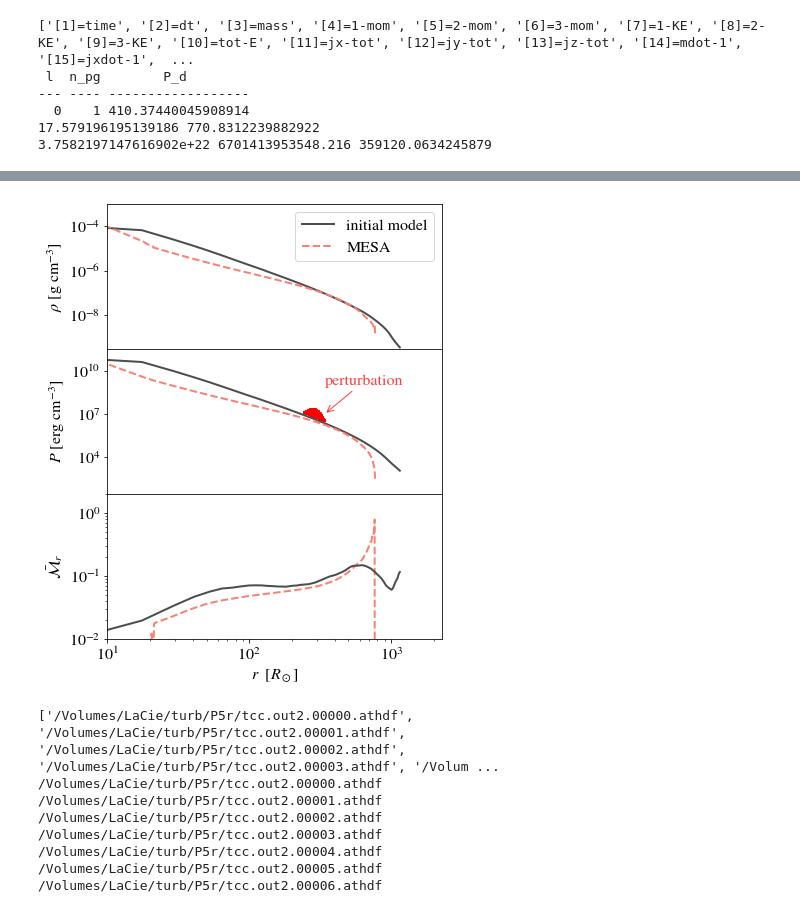
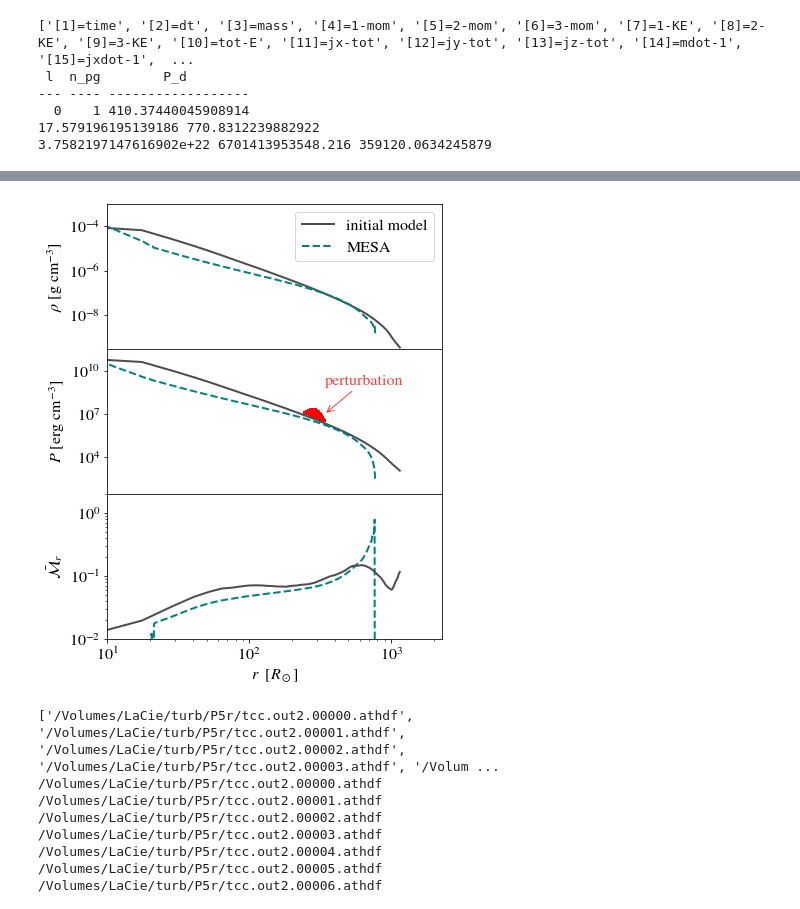
Before and after one commit to morganemacleod/BetelgeuseConvection, a Jupyter notebook: TurbSims.ipynb, the cells around one changed output, grey strips where cells are left out. Saved outputs shown, nothing was run; the diff lists cells and outputs as text; code cells hidden in the pictures.

```diff
--- a/TurbSims.ipynb
+++ b/TurbSims.ipynb
@@ -29,7 +29,7 @@ Constants defined...
 # %% [markdown]
 # Setup
 # %%
-base_dir = "/Volumes/LaCie/turb/P5r/"
+base_dir = "data/P5r/"
 hst = ascii.read(base_dir+"tcc.hst",header_start=1)
 
 #plt.plot(hst['[1]=time'],hst['[26]=Etot_r'])
@@ -145,43 +144,43 @@ plt.subplot(311)
 #plt.scatter(np.sqrt(d['gx1v']**2 + d['gx2v']**2 + d['gx3v']**2)*RSCALE/c.rsun,
 #            d['rho']*MSCALE/RSCALE**3,s=3,color='0.3',rasterized=True,label='initial model')
 plt.plot(rc*RSCALE/c.rsun,rho_r*MSCALE/RSCALE**3,color='0.3',label='initial model',lw=2)
-plt.plot(10**p['logR'],10**p['logRho'],color='Salmon',label='MESA',ls='--',lw=2)
+plt.plot(10**p['logR'],10**p['logRho'],color='Teal',label='MESA',ls='--',lw=2)
 plt.loglog()
 plt.ylim(3.e-10,1e-3)
 plt.xlim(10,)
 plt.xticks(visible=False)
 plt.legend()
 plt.ylabel(r'$\rho$ [g cm$^{-3}$]')
 
 plt.subplot(312)
 #plt.scatter(d['r']*RSCALE/c.rsun,d['press']*MSCALE*RSCALE**-1*TSCALE**-2,s=3,
 #            color='0.3',label='',rasterized=True)
 plt.plot(rc*RSCALE/c.rsun,press_r*MSCALE*RSCALE**-1*TSCALE**-2,color='0.3',label='',lw=2)
 plt.scatter(d['r'][d['dp']<0.5]*RSCALE/c.rsun,d['press'][d['dp']<0.5]*MSCALE*RSCALE**-1*TSCALE**-2,s=3,
             color='r',rasterized=True)
-plt.plot(10**p['logR'],10**p['logP'],color='Salmon',ls='--',lw=2,label='')
+plt.plot(10**p['logR'],10**p['logP'],color='Teal',ls='--',lw=2,label='')
 plt.loglog()
 plt.ylim(3e1,3e11)
 plt.xlim(10,)
 plt.xticks(visible=False)
 plt.ylabel(r'$P$ [erg cm$^{-3}$]')
 plt.annotate('perturbation',xy=(340,1e7),xytext=(340,1e9),color='red',alpha=0.75,
              arrowprops={'arrowstyle': '->', 'lw': 1, 'color': 'red','alpha':0.75})
 #plt.legend()
 
 plt.subplot(313)
-plt.loglog(10**p['logR'],p['conv_vel_div_csound'],color='Salmon',label='MESA',ls='--',lw=2)
+plt.loglog(10**p['logR'],p['conv_vel_div_csound'],color='Teal',label='MESA',ls='--',lw=2)
 plt.plot(rc*RSCALE/c.rsun,mach_r,color='0.3',lw=2)
 plt.xlim(10,)
 plt.ylim(0.01,2)
 plt.ylabel(r'$\bar{\cal M}_r$')
 
 plt.subplots_adjust(hspace=0)
 
 plt.xlabel('$r\ \  [R_\odot]$')
 plt.savefig("figs/ic.pdf",bbox_inches='tight')
 # %% [output]
-[figure, old version]
+[figure, new version]
 # %%
 ### EXTRACT r=const SPHERICAL SURFACES AND SAVE
 ## NOTE: this step has already been completed, saving the code here for context
```
Also changed, not shown: parts of 3 cells of this notebook, 13 other files.
